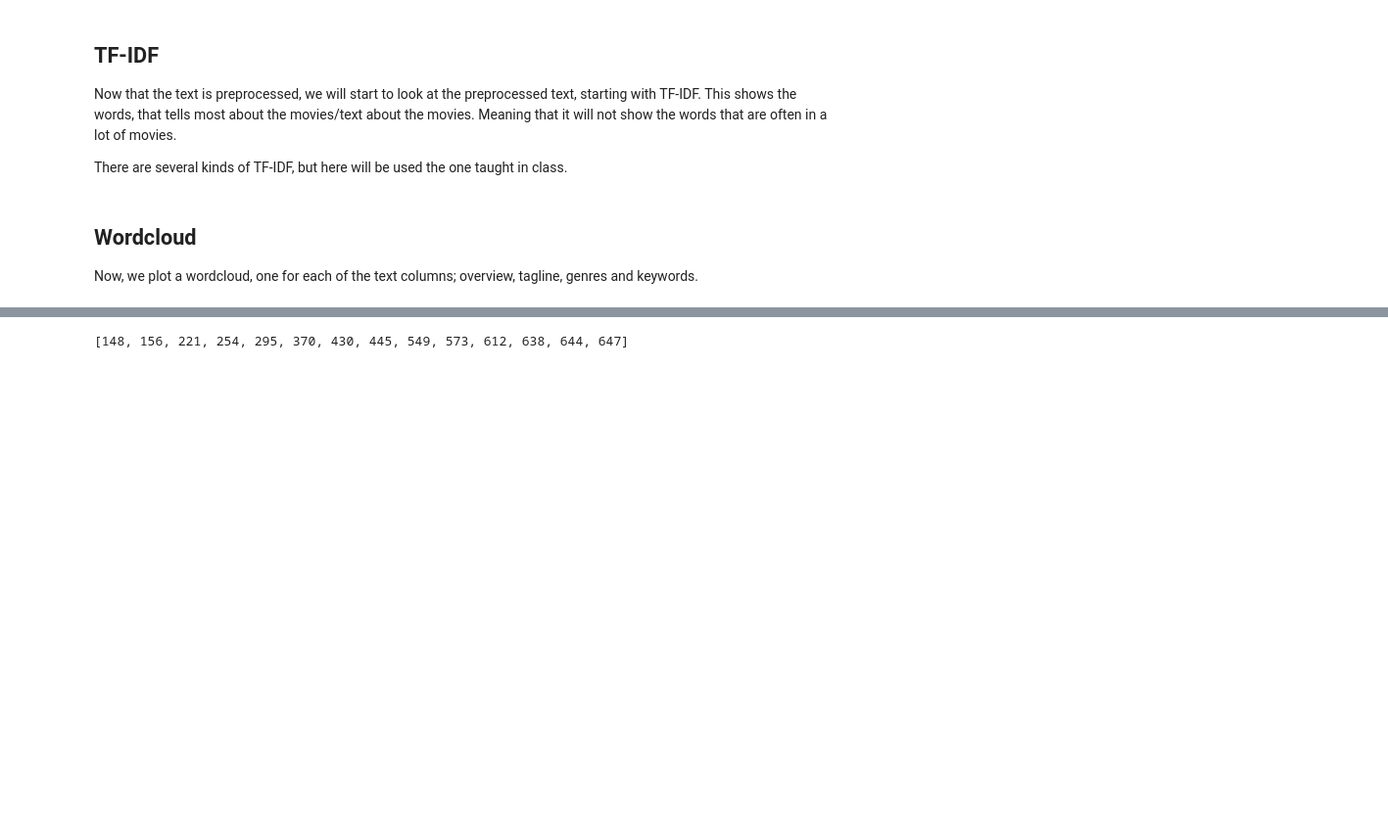
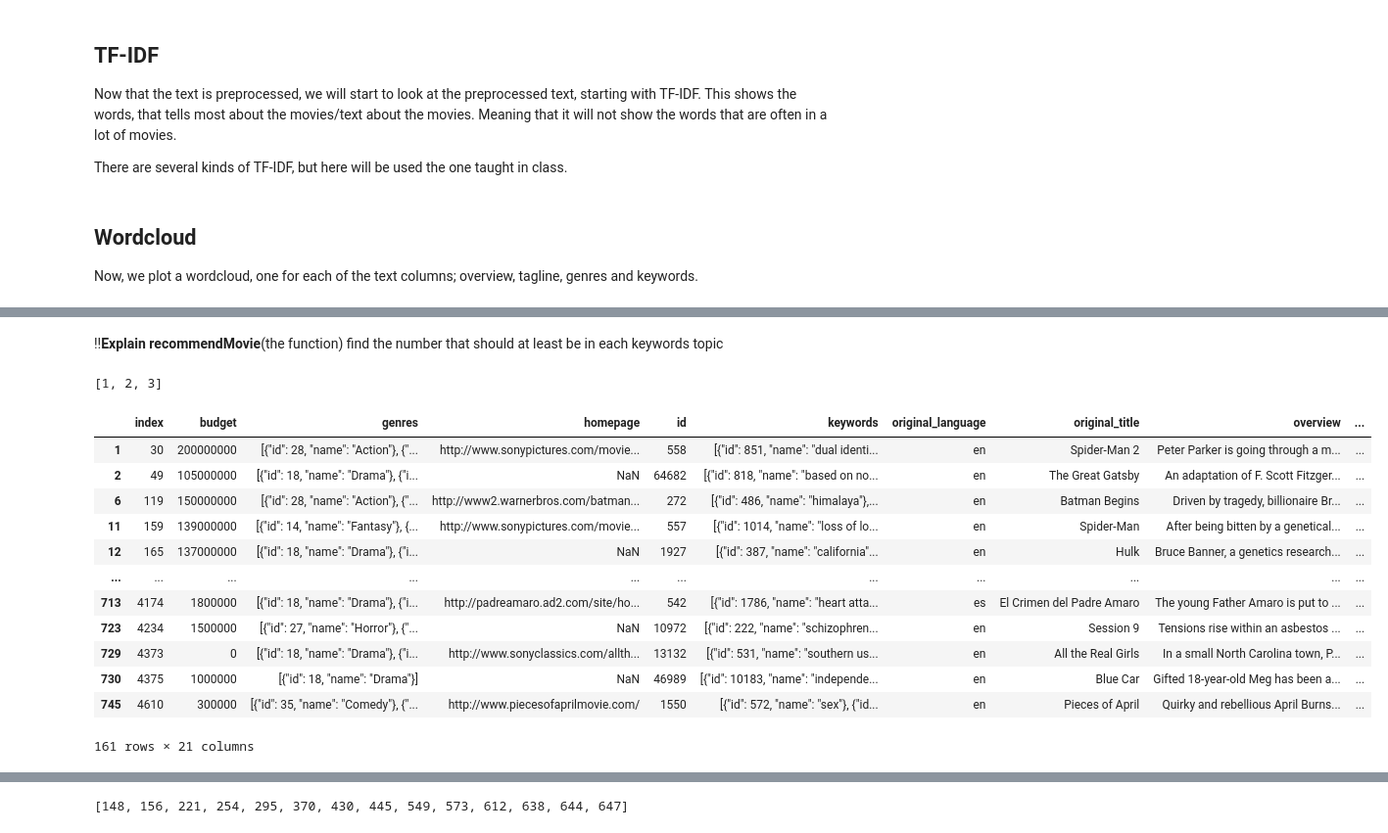
Before and after one commit to jennifer-dtu-2023/02807_project, a Jupyter notebook: merge_network_text.ipynb, the cells around one changed output, grey strips where cells are left out. Shown at 98% size. Drawn from its saved outputs; the diff is of its cells as text; code cells hidden in the pictures; blank space fills up the shorter version.

```diff
--- a/merge_network_text.ipynb
+++ b/merge_network_text.ipynb
@@ -853,0 +888,3 @@ keywordsTopic = assignTopic(keywordsLDA, keywordsText, keywordsC_Corpus)
+# %% [markdown]
+!!**Explain recommendMovie**(the function)
+find the number that should at least be in each keywords topic
@@ -853,0 +948,37 @@ keywordsTopic = assignTopic(keywordsLDA, keywordsText, keywordsC_Corpus)
+# %%
+a[0:5]
+# %% [output]
+[1, 2, 3]
+# %%
+c = 0
+i = 0
+movies = list(communities[c])
+movie = list(communities[c])[i]
+movie
+#for i in movies:
+#    movie = i
+
+
+df_tmdb_new = get_movie_community_df(movie) #the first 3 lines, should be deleted
+df_tmdb_new
+
+#7, 8, 9, 10, 11
+
+#communityIndex = df_tmdb_new.index.to_list()
+#len(df_tmdb_new)
+
+#c = 0, 1,2
+# %% [output]
+|  | index | budget | genres | homepage | id | keywords | original_language | original_title | overview | ... |
+| 1 | 30 | 200000000 | [{"id": 28, "name": "Action"}, {"... | http://www.sonypictures.com/movie... | 558 | [{"id": 851, "name": "dual identi... | en | Spider-Man 2 | Peter Parker is going through a m... | ... |
+| 2 | 49 | 105000000 | [{"id": 18, "name": "Drama"}, {"i... | NaN | 64682 | [{"id": 818, "name": "based on no... | en | The Great Gatsby | An adaptation of F. Scott Fitzger... | ... |
+| 6 | 119 | 150000000 | [{"id": 28, "name": "Action"}, {"... | http://www2.warnerbros.com/batman... | 272 | [{"id": 486, "name": "himalaya"},... | en | Batman Begins | Driven by tragedy, billionaire Br... | ... |
+| 11 | 159 | 139000000 | [{"id": 14, "name": "Fantasy"}, {... | http://www.sonypictures.com/movie... | 557 | [{"id": 1014, "name": "loss of lo... | en | Spider-Man | After being bitten by a genetical... | ... |
+| 12 | 165 | 137000000 | [{"id": 18, "name": "Drama"}, {"i... | NaN | 1927 | [{"id": 387, "name": "california"... | en | Hulk | Bruce Banner, a genetics research... | ... |
+| ... | ... | ... | ... | ... | ... | ... | ... | ... | ... | ... |
+| 713 | 4174 | 1800000 | [{"id": 18, "name": "Drama"}, {"i... | http://padreamaro.ad2.com/site/ho... | 542 | [{"id": 1786, "name": "heart atta... | es | El Crimen del Padre Amaro | The young Father Amaro is put to ... | ... |
+| 723 | 4234 | 1500000 | [{"id": 27, "name": "Horror"}, {"... | NaN | 10972 | [{"id": 222, "name": "schizophren... | en | Session 9 | Tensions rise within an asbestos ... | ... |
+| 729 | 4373 | 0 | [{"id": 18, "name": "Drama"}, {"i... | http://www.sonyclassics.com/allth... | 13132 | [{"id": 531, "name": "southern us... | en | All the Real Girls | In a small North Carolina town, P... | ... |
+| 730 | 4375 | 1000000 | [{"id": 18, "name": "Drama"}] | NaN | 46989 | [{"id": 10183, "name": "independe... | en | Blue Car | Gifted 18-year-old Meg has been a... | ... |
+| 745 | 4610 | 300000 | [{"id": 35, "name": "Comedy"}, {"... | http://www.piecesofaprilmovie.com/ | 1550 | [{"id": 572, "name": "sex"}, {"id... | en | Pieces of April | Quirky and rebellious April Burns... | ... |
+161 rows × 21 columns
```
Also changed, not shown: parts of 54 cells of this notebook.
